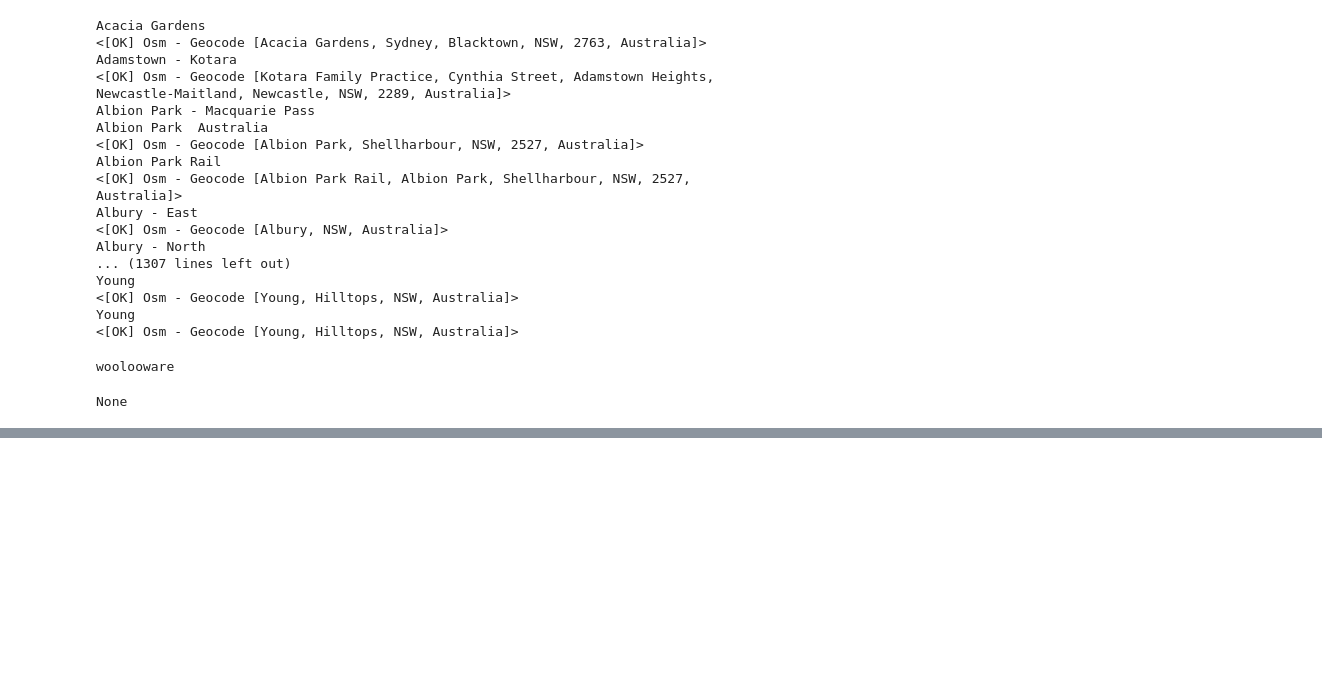
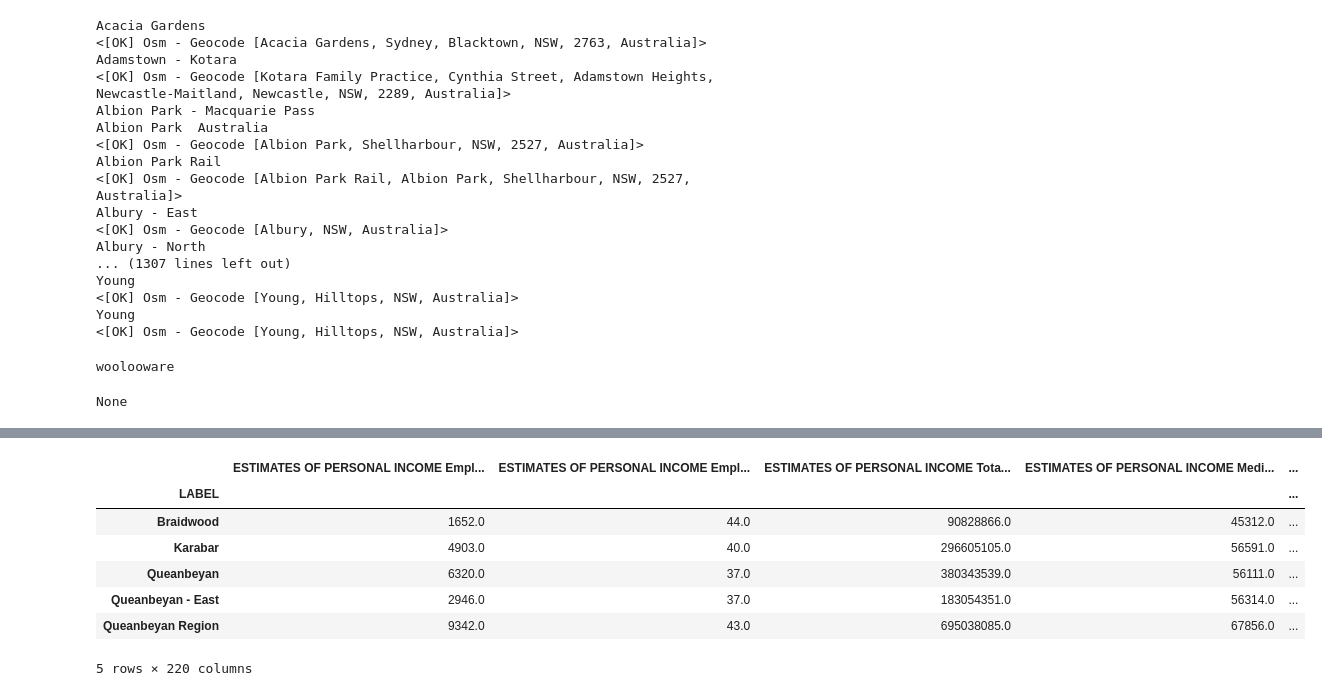
Before and after one commit to blkemp/ABS-Region-Data, a Jupyter notebook: Cycling.ipynb, the cells around one changed output, grey strips where cells are left out. Cells and saved outputs as stored; diff of their text form; code cells hidden in the pictures; blank space fills up the shorter version.

```diff
--- a/Cycling.ipynb
+++ b/Cycling.ipynb
@@ -181,0 +228,11 @@ df.shape
+# %%
+newdf.head()
+# %% [output]
+|  | ESTIMATES OF PERSONAL INCOME Empl... | ESTIMATES OF PERSONAL INCOME Empl... | ESTIMATES OF PERSONAL INCOME Tota... | ESTIMATES OF PERSONAL INCOME Medi... | ... |
+| LABEL |  |  |  |  | ... |
+| Braidwood | 1652.0 | 44.0 | 90828866.0 | 45312.0 | ... |
+| Karabar | 4903.0 | 40.0 | 296605105.0 | 56591.0 | ... |
+| Queanbeyan | 6320.0 | 37.0 | 380343539.0 | 56111.0 | ... |
+| Queanbeyan - East | 2946.0 | 37.0 | 183054351.0 | 56314.0 | ... |
+| Queanbeyan Region | 9342.0 | 43.0 | 695038085.0 | 67856.0 | ... |
+5 rows × 220 columns
```
Also changed, not shown: parts of 13 cells of this notebook.
